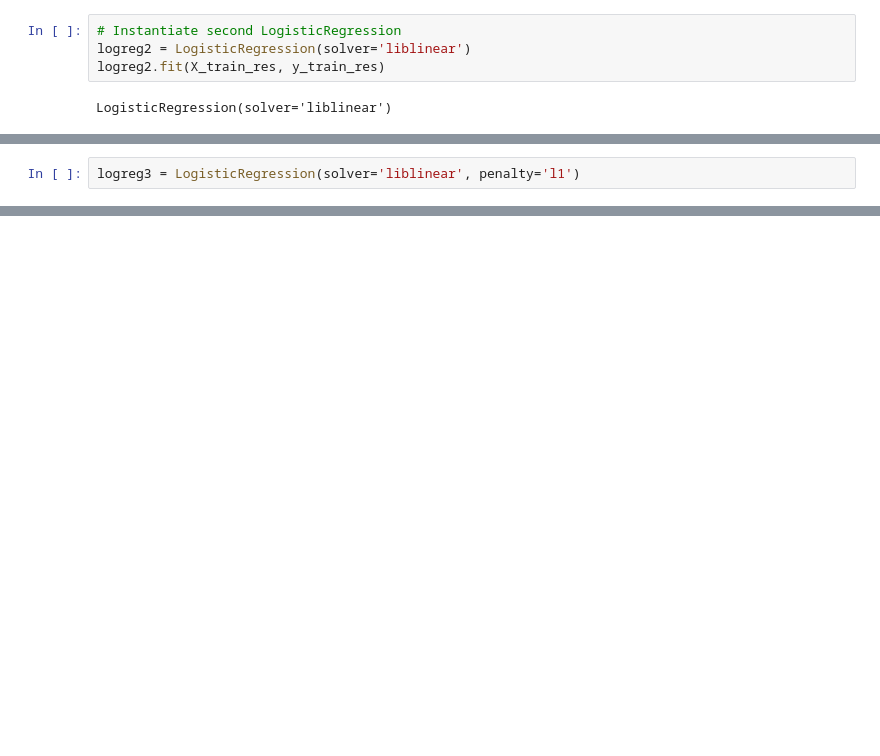
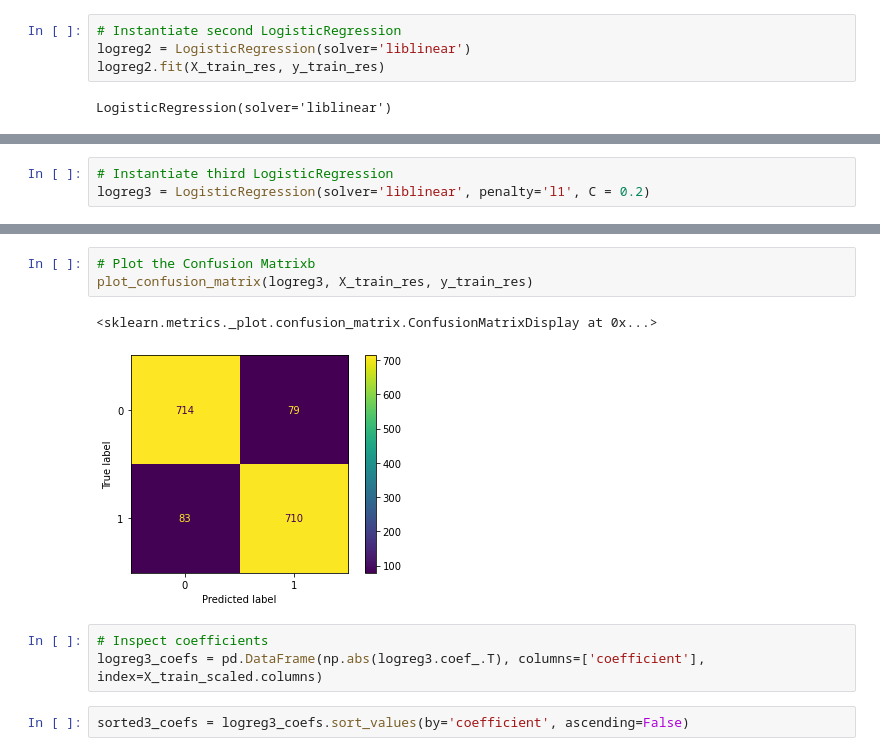
Before and after one commit to asval211/pga_golf_dataset, a Jupyter notebook: pga_golf_data_project.ipynb, the cells around one changed output, grey strips where cells are left out. Drawn from its saved outputs; the diff is of its cells as text; blank space fills up the shorter version.

```diff
--- a/pga_golf_data_project.ipynb
+++ b/pga_golf_data_project.ipynb
@@ -468,5 +418,6 @@ plot_confusion_matrix(logreg2, X_train_res, y_train_res)
 # %%
-logreg3 = LogisticRegression(solver='liblinear', penalty='l1')
+# Instantiate third LogisticRegression
+logreg3 = LogisticRegression(solver='liblinear', penalty='l1', C = 0.2)
 # %%
 # Call modeling function
 logreg3 = modeling_function(logreg3, X_train_res, y_train_res, X_val_scaled, y_val)
@@ -475,0 +427,11 @@ Validation accuracy:  1.0
+# %%
+# Plot the Confusion Matrixb
+plot_confusion_matrix(logreg3, X_train_res, y_train_res)
+# %% [output]
+<sklearn.metrics._plot.confusion_matrix.ConfusionMatrixDisplay at 0x...>
+[figure, added]
+# %%
+# Inspect coefficients
+logreg3_coefs = pd.DataFrame(np.abs(logreg3.coef_.T), columns=['coefficient'], index=X_train_scaled.columns)
+# %%
+sorted3_coefs = logreg3_coefs.sort_values(by='coefficient', ascending=False)
```
Also changed, not shown: parts of 78 cells of this notebook, 1 other file.
